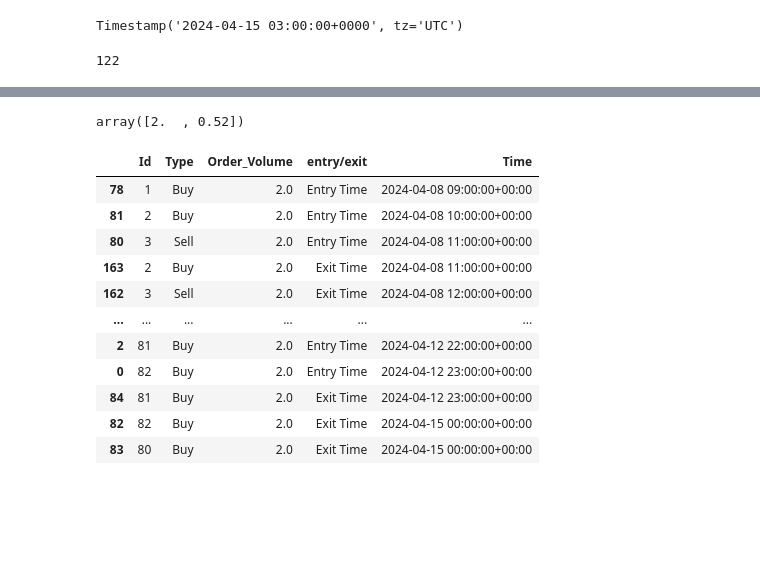
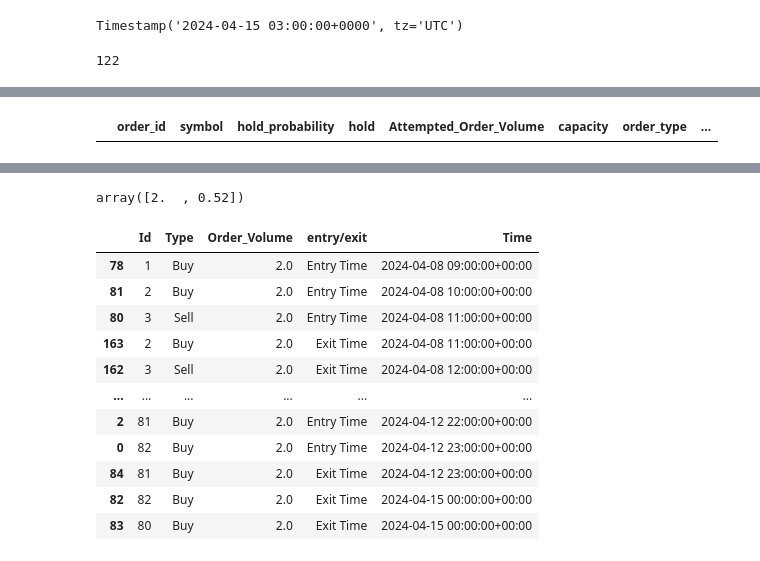
Before and after one commit to lilfetz22/gym_mtsim_forked, a Jupyter notebook: examples/saving_tested_model.ipynb, the cells around one changed output, grey strips where cells are left out. Cells and saved outputs as stored; diff of their text form; code cells hidden in the pictures; blank space fills up the shorter version.

```diff
--- a/examples/saving_tested_model.ipynb
+++ b/examples/saving_tested_model.ipynb
@@ -727,6 +747,10 @@ orders_info_w_blanks_df
 | 120 | NaN |  | NaN | False | NaN | NaN |  | ... |
 | 121 | NaN |  | NaN | False | NaN | NaN |  | ... |
 122 rows × 11 columns
+# %%
+orders_info_w_blanks_df[(orders_info_w_blanks_df['hold'] == True) & (orders_info_w_blanks_df['order_type'] == 'Sell')]
+# %% [output]
+|  | order_id | symbol | hold_probability | hold | Attempted_Order_Volume | capacity | order_type | ... |
 # %%
 from scipy.special import expit
 # add 10 blank arrays to the beginning of actions
```
Also changed, not shown: parts of 4 cells of this notebook.
